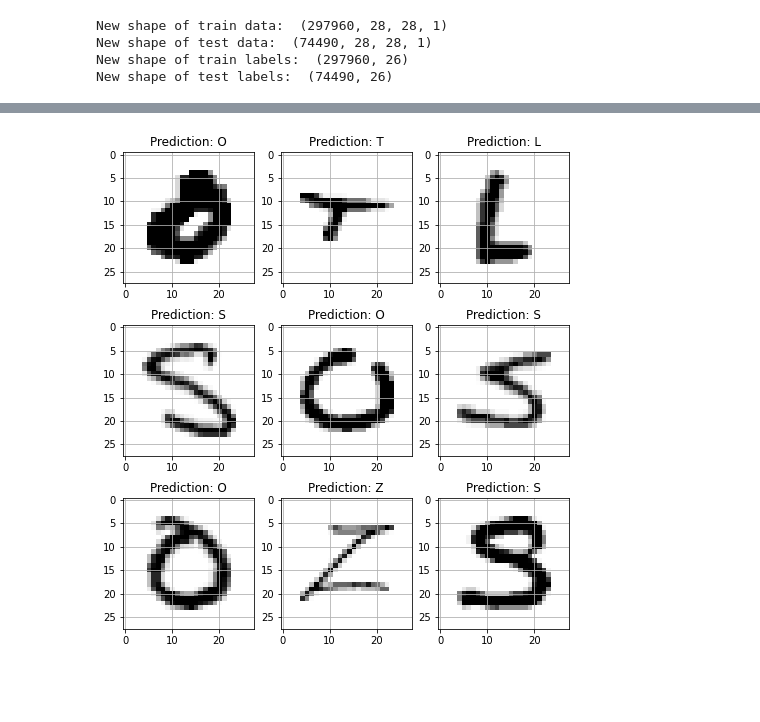
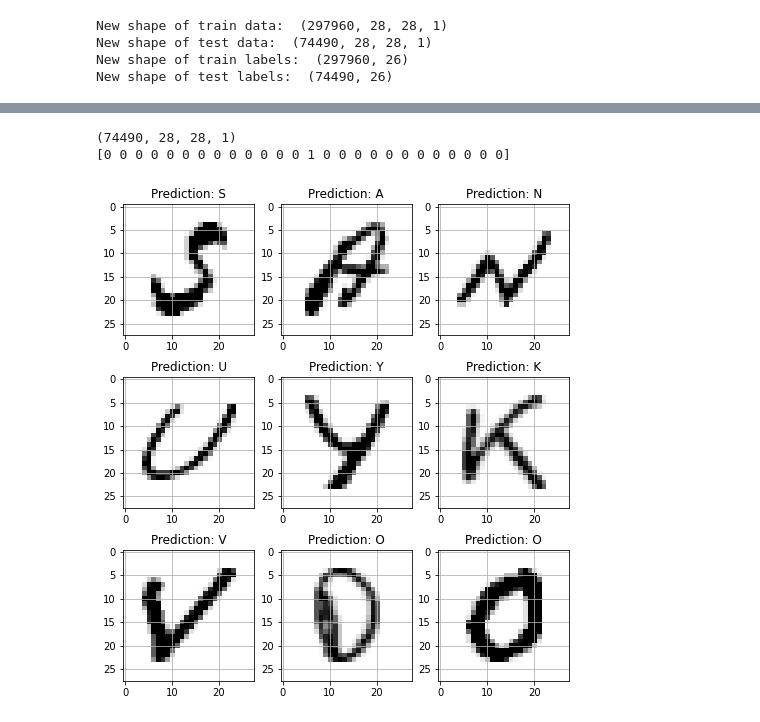
Before and after one commit to FrederikBA/python_exam, a Jupyter notebook: prepare_data.ipynb, the cells around one changed output, grey strips where cells are left out. Saved outputs shown, nothing was run; the diff lists cells and outputs as text; code cells hidden in the pictures; blank space fills up the shorter version.

```diff
--- a/prepare_data.ipynb
+++ b/prepare_data.ipynb
@@ -139,12 +139,22 @@ The training loss is : [0.16125400364398956]
 # %%
+print(test_X.shape)
+print(test_Y[2])
+#3x3 plot of letters and their predictions
 fig, axes = plt.subplots(3,3, figsize=(8,9))
 axes = axes.flatten()
 for i,ax in enumerate(axes):
+    #Print each image
     img = np.reshape(test_X[i], (28,28))
     ax.imshow(img, cmap="Greys")
-
-    pred = char_dict[np.argmax(test_Y[i])]
-    ax.set_title("Prediction: "+pred)
+    #Predict the categorical number value of each letter (0-26)
+    pred_index = np.argmax(model.predict(test_X[i].reshape(1, 28, 28, 1)))
+    #Mapping the categorical number value to the char_dict to find the corresponding letter
+    pred = char_dict[pred_index]
+    #Alternative and shorter prediction:
+    #pred = char_dict[np.argmax(test_Y[i])]
+    ax.set_title("Prediction: " + pred)
     ax.grid()
 # %% [output]
+(74490, 28, 28, 1)
+[0 0 0 0 0 0 0 0 0 0 0 0 0 1 0 0 0 0 0 0 0 0 0 0 0 0]
-[figure, old version]
+[figure, new version]
```
Also changed, not shown: parts of 3 cells of this notebook, 1 other file.
